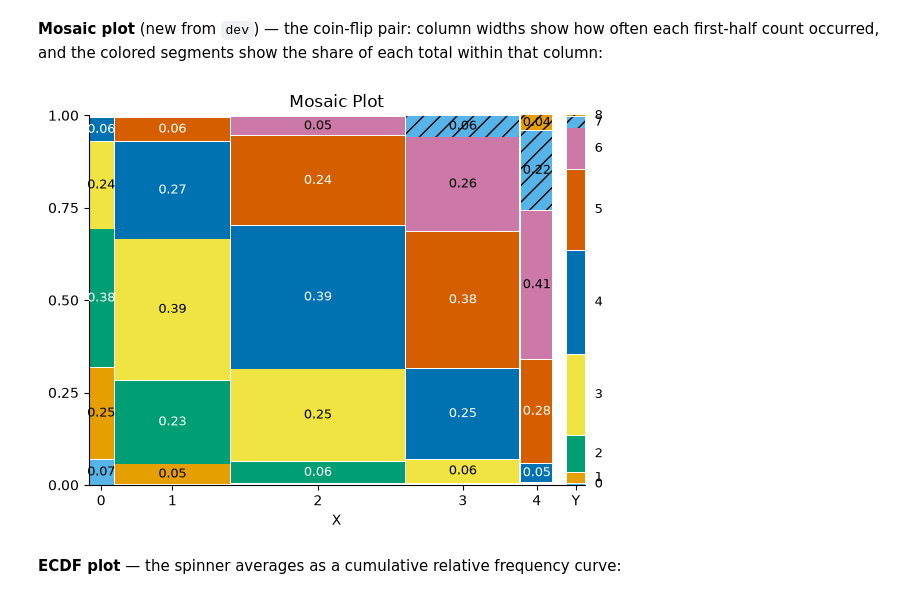
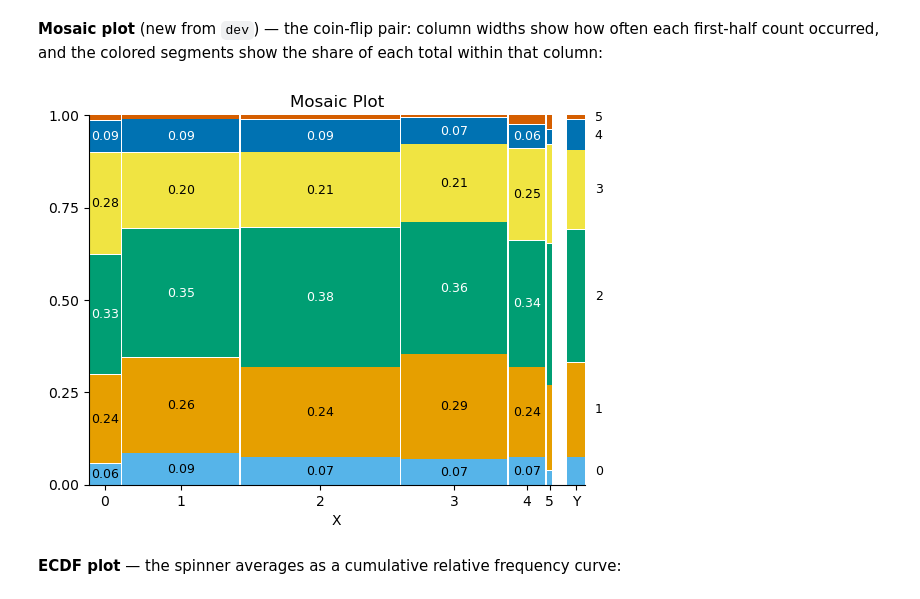
Before and after one commit to calpoly-symbulate/symbulate, a Jupyter notebook: team/presentation_default_plots.ipynb, the cells around one changed output. Drawn from its saved outputs; the diff is of its cells as text; code cells hidden in the pictures.

```diff
--- a/team/presentation_default_plots.ipynb
+++ b/team/presentation_default_plots.ipynb
@@ -310,9 +309,9 @@ from the sections above, re-asked with one `type=` keyword.
 often each first-half count occurred, and the colored segments show the share
 of each total within that column:
 # %%
-(first_half & total).sim(5000).plot(type="mosaic")
+RV(Binomial(5, 0.4) * Binomial(5, 0.4)).sim(2000).plot(type="mosaic")
 # %% [output]
-[figure, old version]
+[figure, new version]
 # %% [markdown]
 **ECDF plot** — the spinner averages as a cumulative relative frequency curve:
 # %%
```
Also changed, not shown: parts of 32 cells of this notebook.
